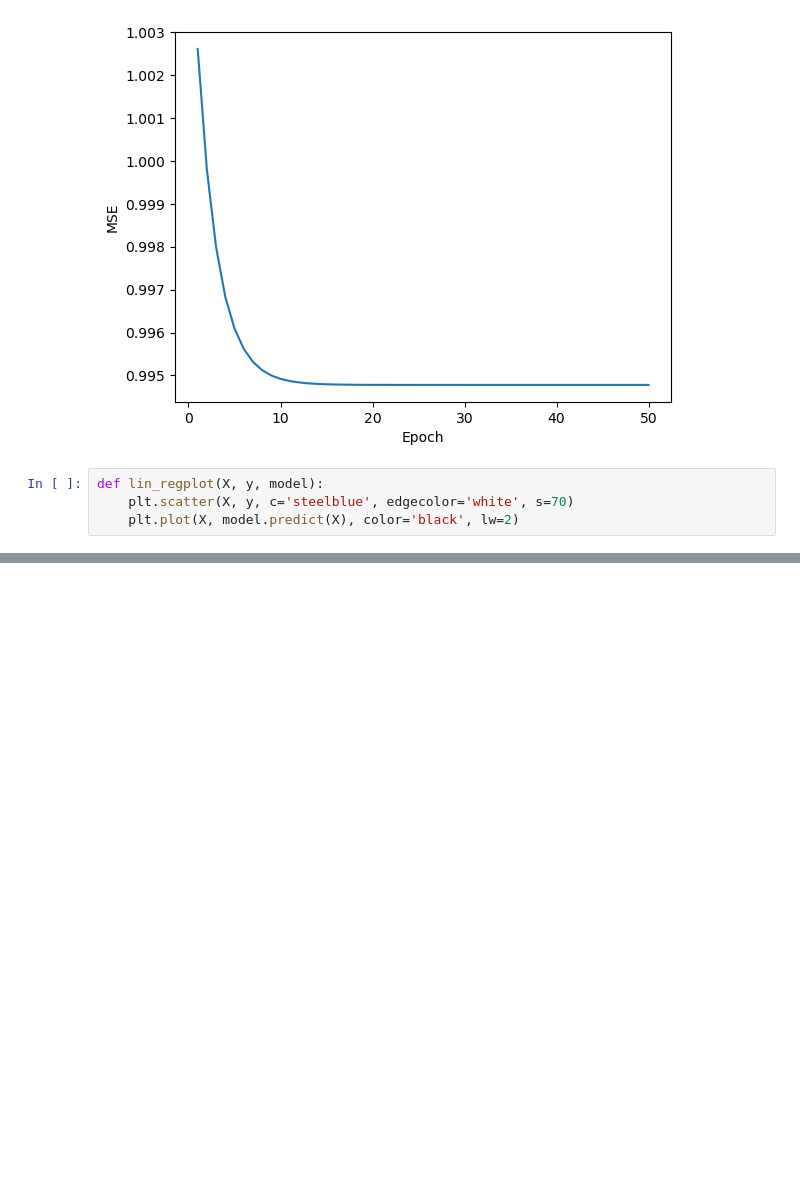
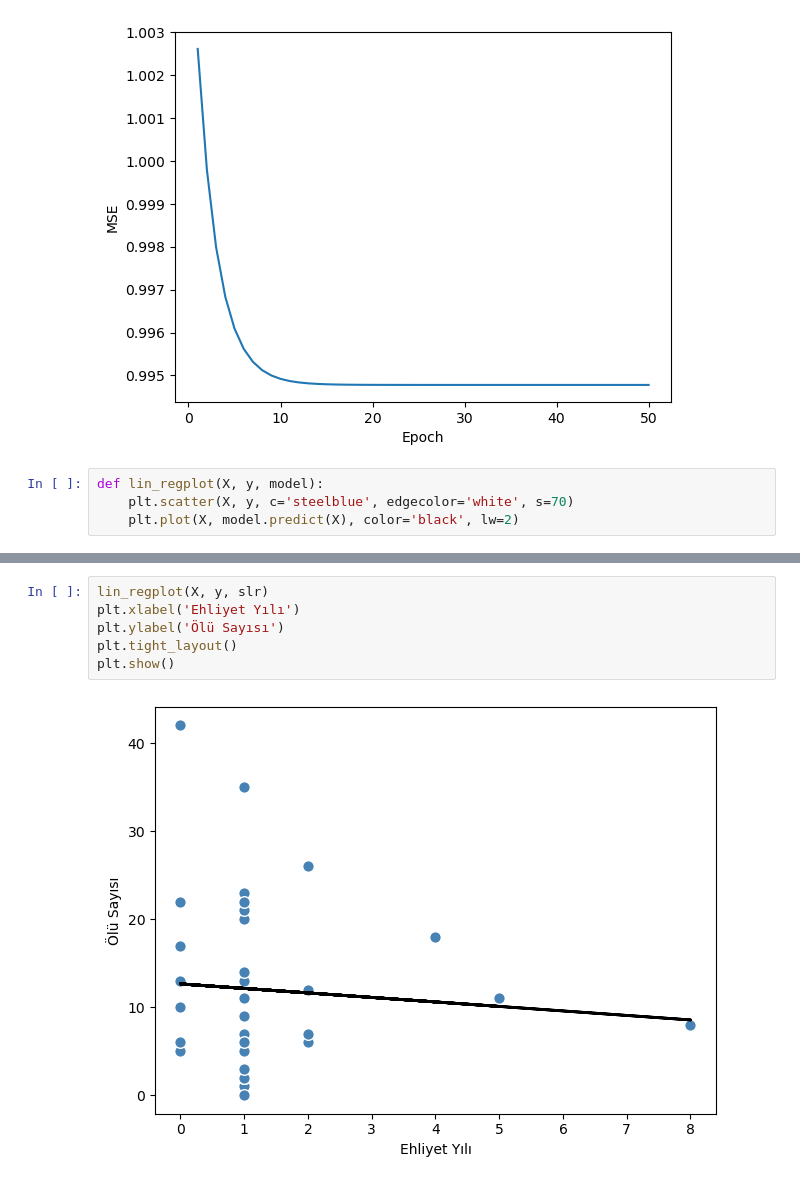
Before and after one commit to koraydincc/Data_Science_Example, a Jupyter notebook: VerİAnalizi.ipynb, the cells around one changed output, grey strips where cells are left out. Saved outputs shown, nothing was run; the diff lists cells and outputs as text; blank space fills up the shorter version.

```diff
--- a/VerİAnalizi.ipynb
+++ b/VerİAnalizi.ipynb
@@ -139,0 +167,8 @@ plt.show()
+# %%
+lin_regplot(X, y, slr)
+plt.xlabel('Ehliyet Yılı')
+plt.ylabel('Ölü Sayısı')
+plt.tight_layout()
+plt.show()
+# %% [output]
+[figure, added]
```
Also changed, not shown: parts of 4 cells of this notebook.
